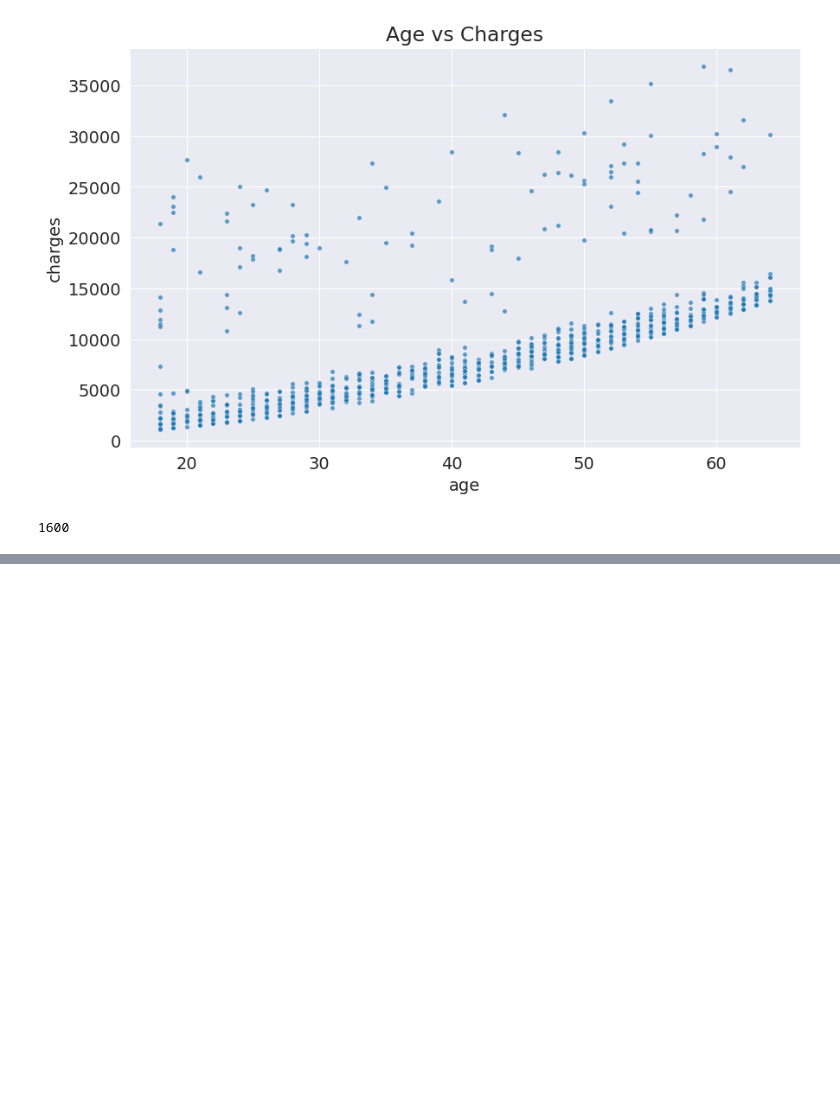
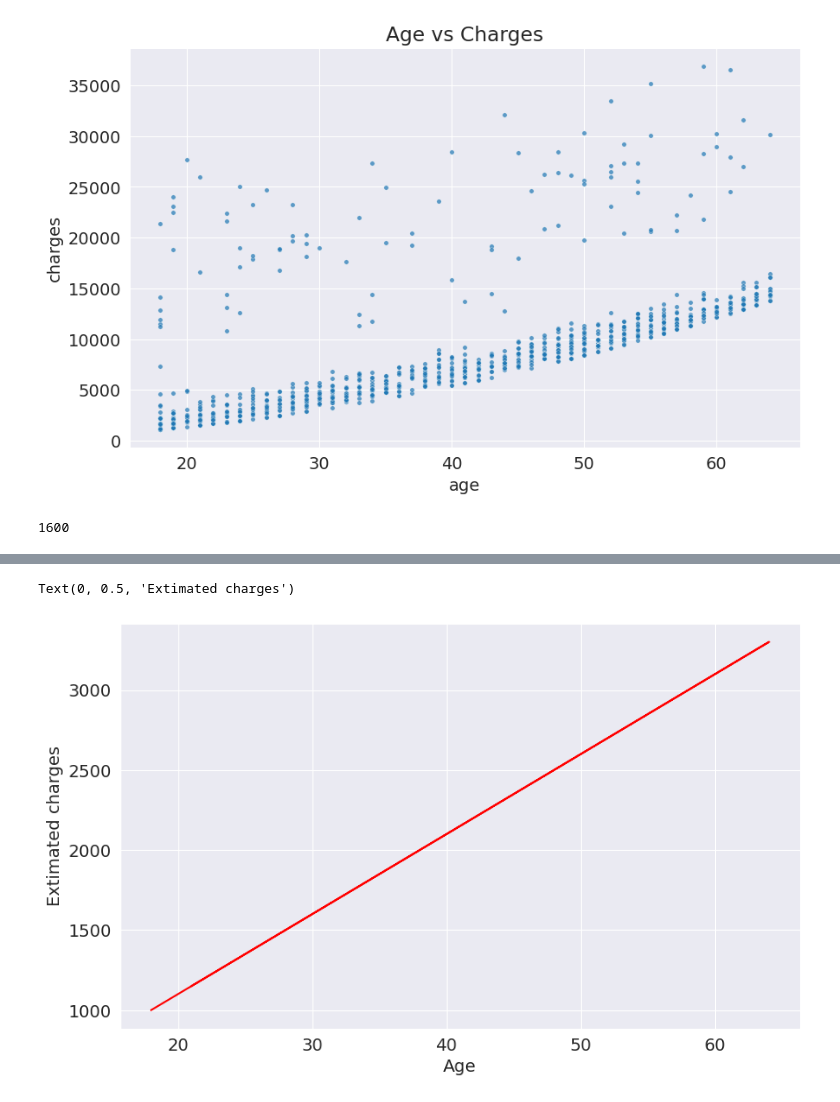
Before and after one commit to Imran1hp/Machine-Learning, a Jupyter notebook: Machine_Learning.ipynb, the cells around one changed output, grey strips where cells are left out. Cells and saved outputs as stored; diff of their text form; code cells hidden in the pictures; blank space fills up the shorter version.

Commit message:
modifiy linear relationship btw age and estimated charges

```diff
--- a/Machine_Learning.ipynb
+++ b/Machine_Learning.ipynb
@@ -242,0 +228,7 @@ dtype: int64
+# %%
+plt.plot(ages,estimate_charges,'r-');
+plt.xlabel("Age")
+plt.ylabel("Extimated charges")
+# %% [output]
+Text(0, 0.5, 'Extimated charges')
+[figure, added]
```
Also changed, not shown: parts of 3 cells of this notebook.
